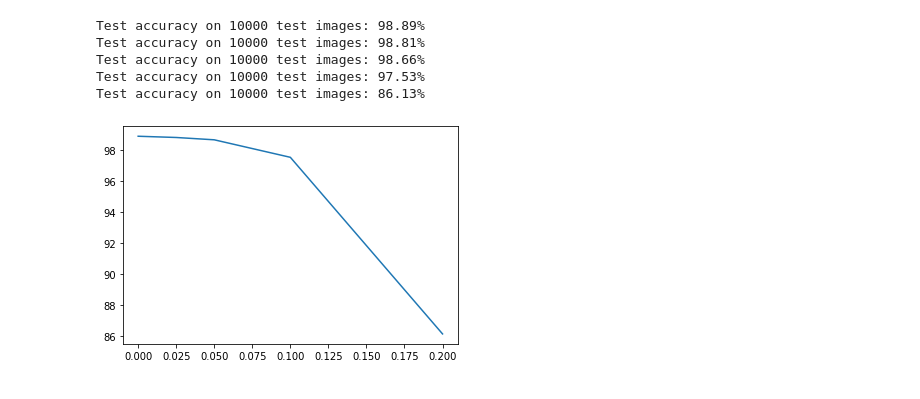
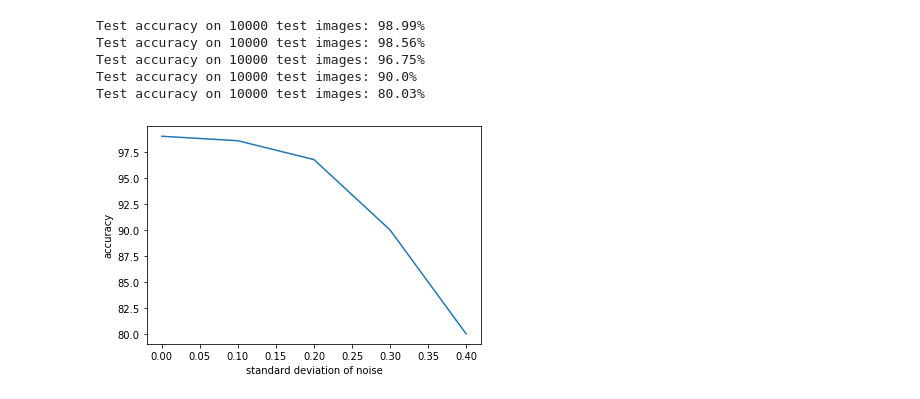
Before and after one commit to genglinliu/682_final_project, a Jupyter notebook: course_project.ipynb, the cells around one changed output. Drawn from its saved outputs; the diff is of its cells as text; code cells hidden in the pictures.

```diff
--- a/course_project.ipynb
+++ b/course_project.ipynb
@@ -166,6 +171,18 @@ create new test sets (and train sets)
 """""
 
 import numpy as np
+
+
+
+
+# train_loader = torch.utils.data.DataLoader(dataset=train_dataset,
+#                                            batch_size=60000,
+#                                            shuffle=True)
+
+# noisy_train_x = np.zeros(shape=(60000, 1, 28, 28))
+# noisy_train_y = np.zeros(shape=(60000,))
+
+
 
 #load full test dataset
 test_loader = torch.utils.data.DataLoader(dataset=test_dataset,
@@ -191,10 +208,10 @@ for i, (images, labels) in enumerate(test_loader):
     for j in range(images.shape[0]):
         batch_img = images[j]
 
-        noise_1 = np.random.normal(loc=0.0, scale=0.025, size=batch_img.shape)
-        noise_2 = np.random.normal(loc=0.0, scale=0.05, size=batch_img.shape)
-        noise_3 = np.random.normal(loc=0.0, scale=0.1, size=batch_img.shape)
-        noise_4 = np.random.normal(loc=0.0, scale=0.2, size=batch_img.shape)
+        noise_1 = np.random.normal(loc=0.0, scale=0.1, size=batch_img.shape)
+        noise_2 = np.random.normal(loc=0.0, scale=0.2, size=batch_img.shape)
+        noise_3 = np.random.normal(loc=0.0, scale=0.3, size=batch_img.shape)
+        noise_4 = np.random.normal(loc=0.0, scale=0.4, size=batch_img.shape)
 
         batch_img_1 = batch_img + noise_1
         batch_img_2 = batch_img + noise_2
@@ -207,6 +224,23 @@ for i, (images, labels) in enumerate(test_loader):
         noisy_2[j] = batch_img_2
         noisy_3[j] = batch_img_3
         noisy_4[j] = batch_img_4
+
+# for i, (images, labels) in enumerate(train_loader):
+#     #just do the first x batches
+#     #if(i > 2):
+#     #    break
+#     #prepare and load images
+#     images = images.to(device)
+
+#     #for the first image in each batch, or for all of them
+#     for j in range(images.shape[0]):
+#         batch_img = images[j]
+
+#         noise_x = np.random.normal(loc=0.0, scale=0.4, size=batch_img.shape)
+
+#         batch_img_1 = batch_img + noise_x
+#         noisy_train_x[j,0,:,:] = batch_img_1
+#         noisy_train_y[j] = labels[j]
 # %%
 """"
 display the data that has been changed and compare to original data
@@ -383,38 +432,41 @@ with torch.no_grad():
     err4 = 100 * correct / total
 
 
 with torch.no_grad():
     # initialize the stats
     correct = 0
     total = 0
     # pass through testing data once
     for images, labels in noise_4_test_loader:
         # again move to device first
         images = images.to(device)
         labels = labels.to(device)
         # forward once
         outputs = model(images)
         # instead of calculating loss we will get predictions
         # it's essetially outputs just reformatting imo
         _, predicted = torch.max(outputs.data, 1)
         # accumulate stats
         total += labels.size(0) # yeah again, number of elements in the tensor
         correct += (labels == predicted).sum().item()
 
     # print
     print('Test accuracy on 10000 test images: {}%' \
             .format(100 * correct / total))
     err5 = 100 * correct / total
 
 # save model checkpoint
 #torch.save(model.state_dict(), 'cnn.ckpt')
 
-plt.plot([0, 0.025, 0.05, 0.1, 0.2], [err1, err2, err3, err4, err5])
-plt.savefig('noise_accuracy.png')
+plt.plot([0, 0.1, 0.2, 0.3, 0.4], [err1, err2, err3, err4, err5])
+plt.xlabel('standard deviation of noise')
+plt.ylabel('accuracy')
+
+plt.savefig('noise_accuracy_big_filter.png')
 # %% [output]
-Test accuracy on 10000 test images: 98.89%
-Test accuracy on 10000 test images: 98.81%
-Test accuracy on 10000 test images: 98.66%
-Test accuracy on 10000 test images: 97.53%
-Test accuracy on 10000 test images: 86.13%
+Test accuracy on 10000 test images: 98.99%
+Test accuracy on 10000 test images: 98.56%
+Test accuracy on 10000 test images: 96.75%
+Test accuracy on 10000 test images: 90.0%
+Test accuracy on 10000 test images: 80.03%
-[figure, old version]
+[figure, new version]
```
Also changed, not shown: parts of 6 cells of this notebook.
